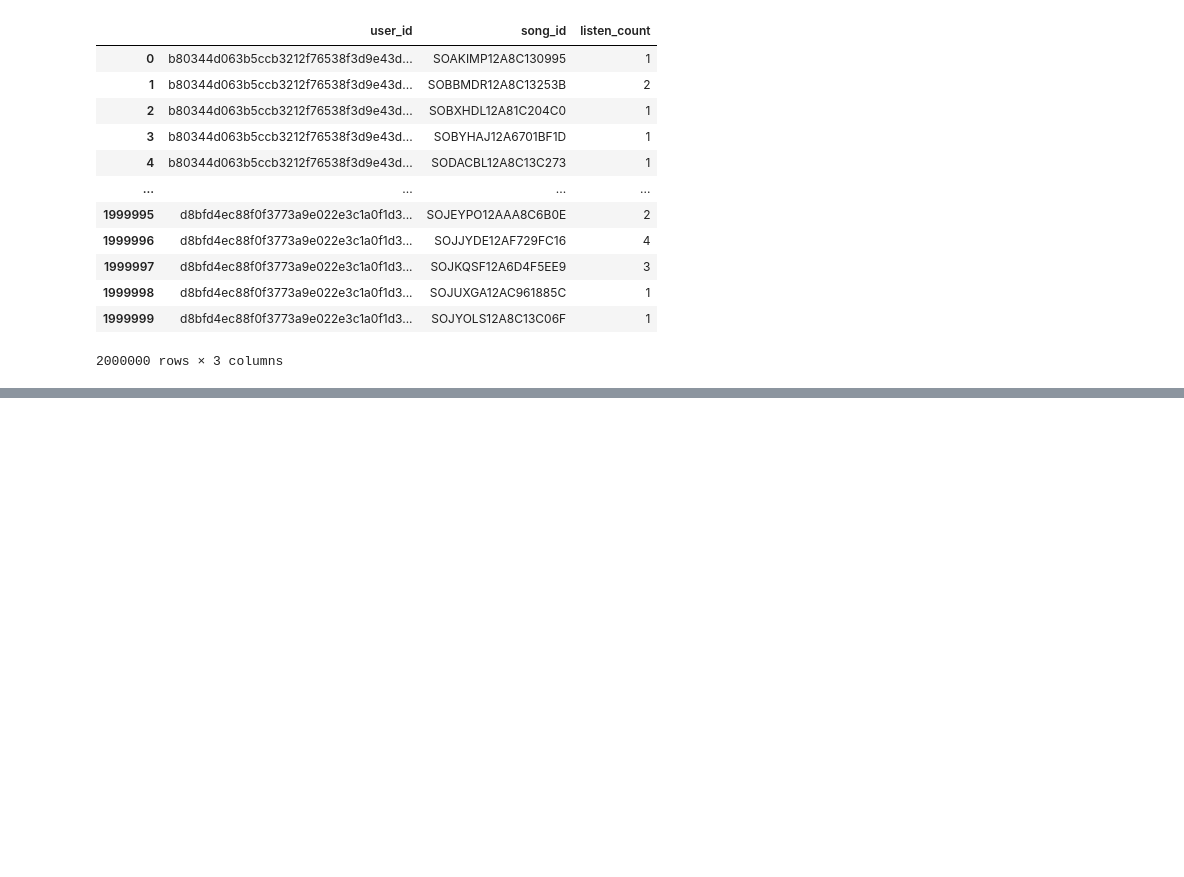
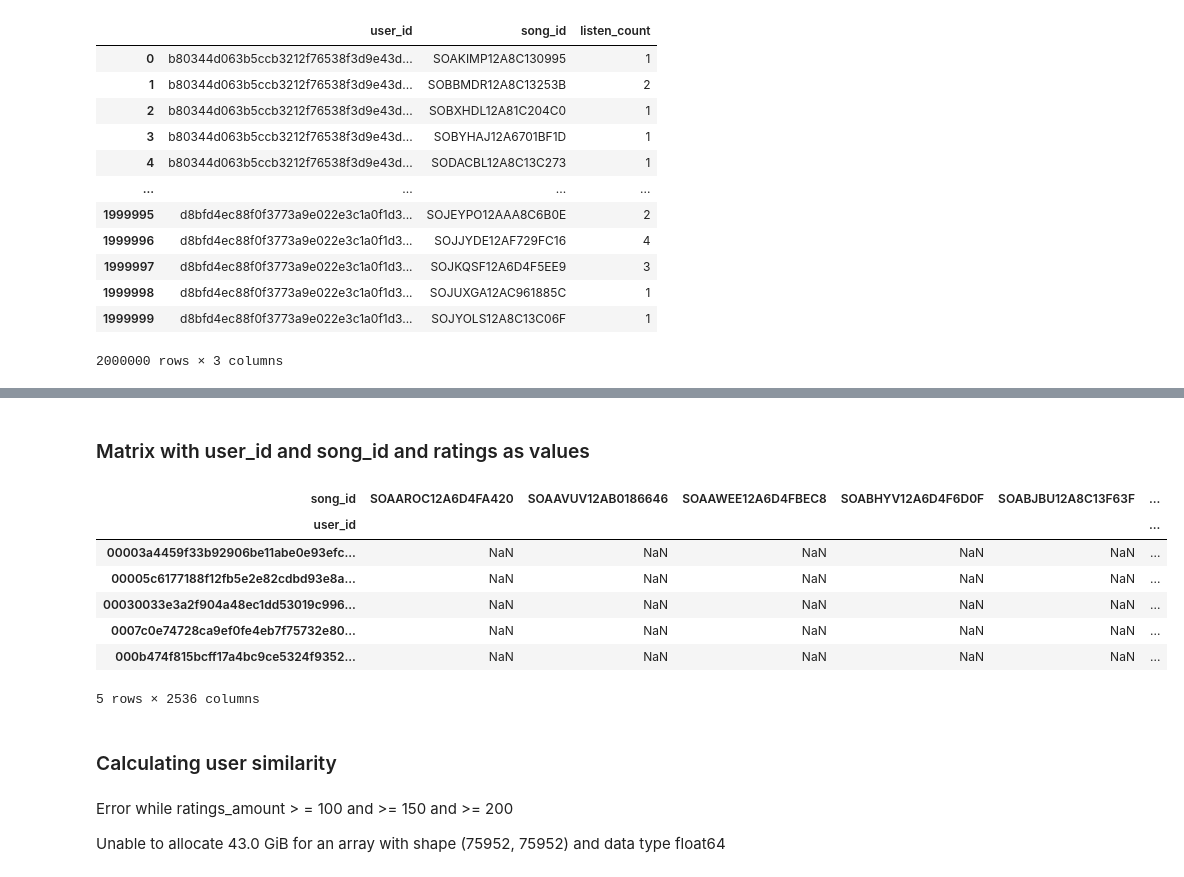
Before and after one commit to ERoszczyk/music_recommendation, a Jupyter notebook: notebooks/implementation.ipynb, the cells around one changed output, grey strips where cells are left out. Saved outputs shown, nothing was run; the diff lists cells and outputs as text; code cells hidden in the pictures; blank space fills up the shorter version.

```diff
--- a/notebooks/implementation.ipynb
+++ b/notebooks/implementation.ipynb
@@ -380,0 +478,25 @@ triplets_df
+# %%
+song_ratings_amount.sort_values(by=['ratings_amount'], inplace=True, ascending=False)
+songs_100_ratings = song_ratings_amount[song_ratings_amount['ratings_amount'] >= 200]
+# %%
+songs_100_ratings_list = list(songs_100_ratings['song_id'])
+# %%
+triplets_ratings_df = ratings_df[(ratings_df['song_id'].isin(songs_100_ratings_list))]
+# %%
+reduced_triplets_df = triplets_ratings_df[:500000]
+# %% [markdown]
+### Matrix with user_id and song_id and ratings as values
+# %%
+matrix = reduced_triplets_df.pivot_table(index='user_id', columns='song_id', values='rating')
+matrix.head()
+# %% [output]
+| song_id | SOAAROC12A6D4FA420 | SOAAVUV12AB0186646 | SOAAWEE12A6D4FBEC8 | SOABHYV12A6D4F6D0F | SOABJBU12A8C13F63F | ... |
+| user_id |  |  |  |  |  | ... |
+| 00003a4459f33b92906be11abe0e93efc... | NaN | NaN | NaN | NaN | NaN | ... |
+| 00005c6177188f12fb5e2e82cdbd93e8a... | NaN | NaN | NaN | NaN | NaN | ... |
+| 00030033e3a2f904a48ec1dd53019c996... | NaN | NaN | NaN | NaN | NaN | ... |
+| 0007c0e74728ca9ef0fe4eb7f75732e80... | NaN | NaN | NaN | NaN | NaN | ... |
+| 000b474f815bcff17a4bc9ce5324f9352... | NaN | NaN | NaN | NaN | NaN | ... |
+5 rows × 2536 columns
+# %% [markdown]
+### Calculating user similarity
@@ -380,0 +506,4 @@ triplets_df
+# %% [markdown]
+Error while ratings_amount > = 100 and >= 150 and >= 200
+
+Unable to allocate 43.0 GiB for an array with shape (75952, 75952) and data type float64
```
Also changed, not shown: parts of 16 cells of this notebook.
